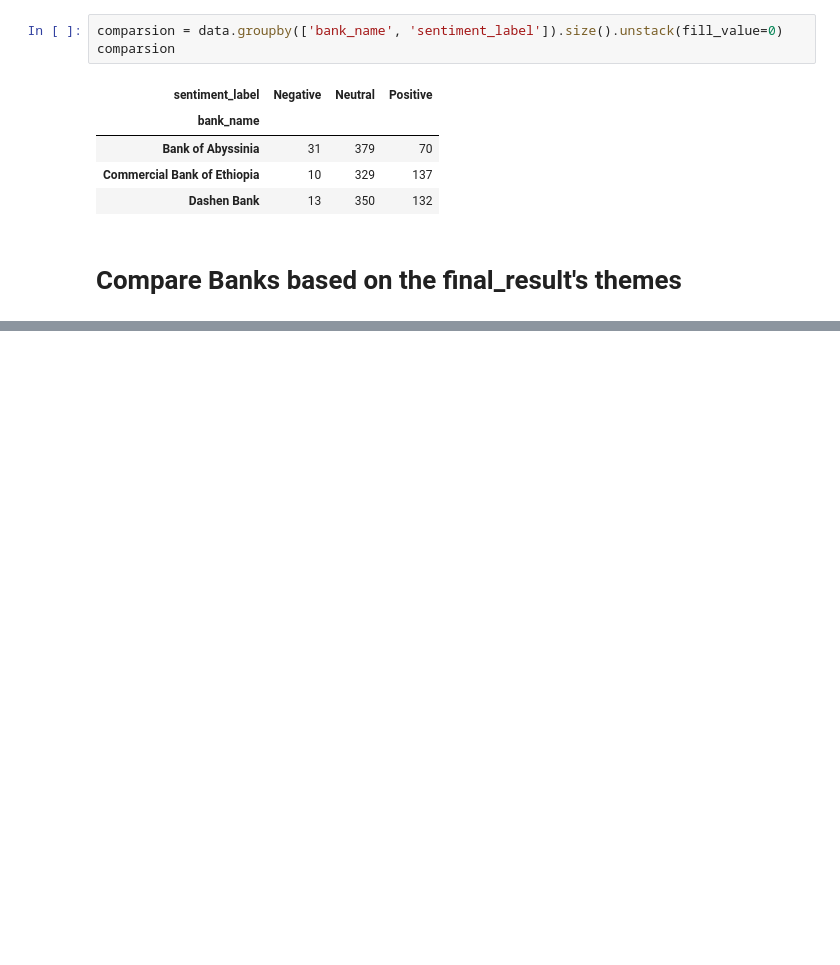
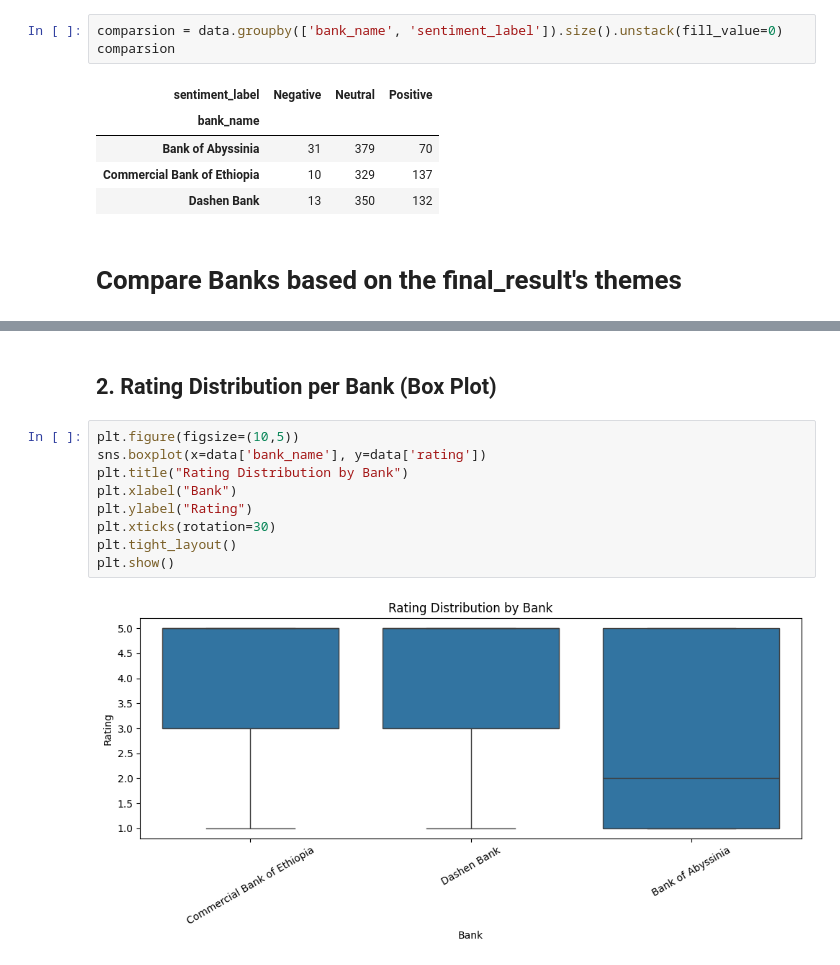
Before and after one commit to Aryam-21/Bank-App-Reviews-Analysis, a Jupyter notebook: Scripts/task4.ipynb, the cells around one changed output, grey strips where cells are left out. Saved outputs shown, nothing was run; the diff lists cells and outputs as text; blank space fills up the shorter version.

```diff
--- a/Scripts/task4.ipynb
+++ b/Scripts/task4.ipynb
@@ -153,0 +170,13 @@ Name: count, dtype: int64
+# %% [markdown]
+## 2. Rating Distribution per Bank (Box Plot)
+# %%
+plt.figure(figsize=(10,5))
+sns.boxplot(x=data['bank_name'], y=data['rating'])
+plt.title("Rating Distribution by Bank")
+plt.xlabel("Bank")
+plt.ylabel("Rating")
+plt.xticks(rotation=30)
+plt.tight_layout()
+plt.show()
+# %% [output]
+[figure, added]
```
Also changed, not shown: parts of 7 cells of this notebook, 1 other file.
